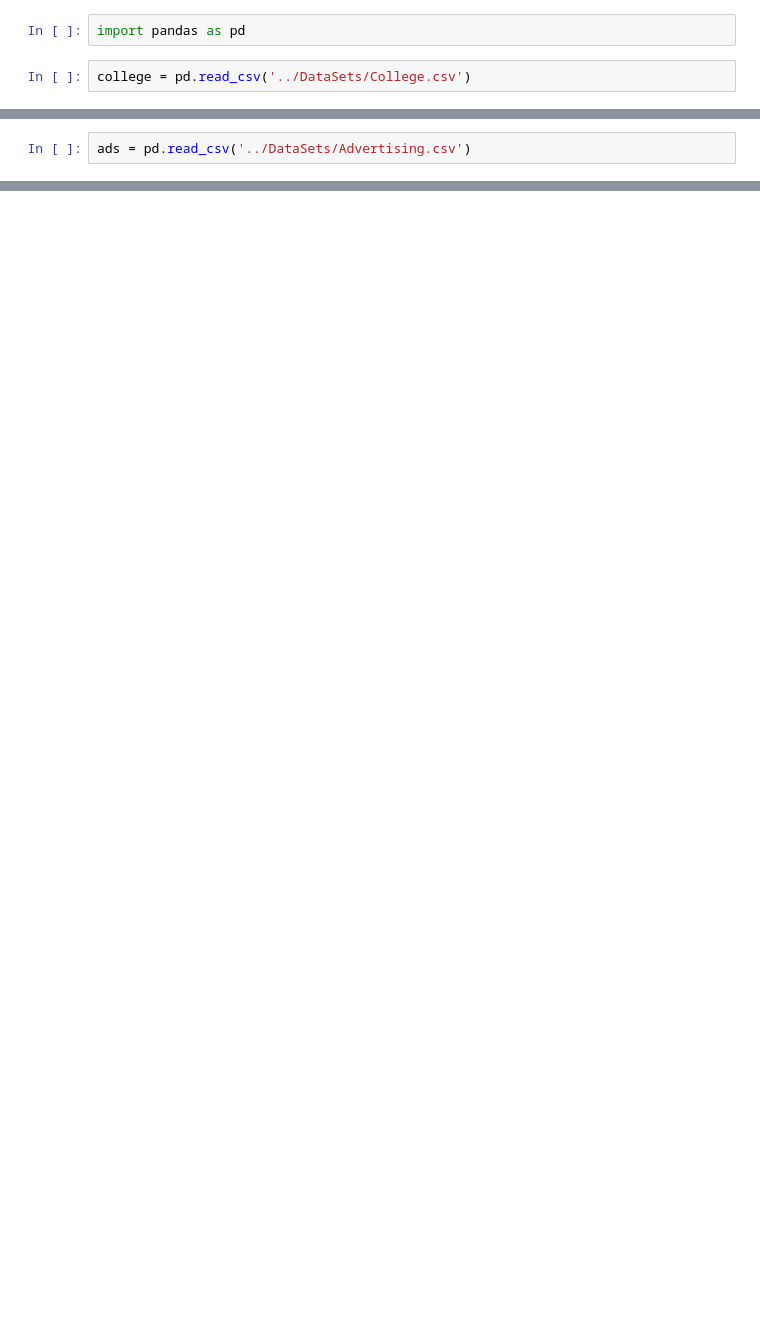
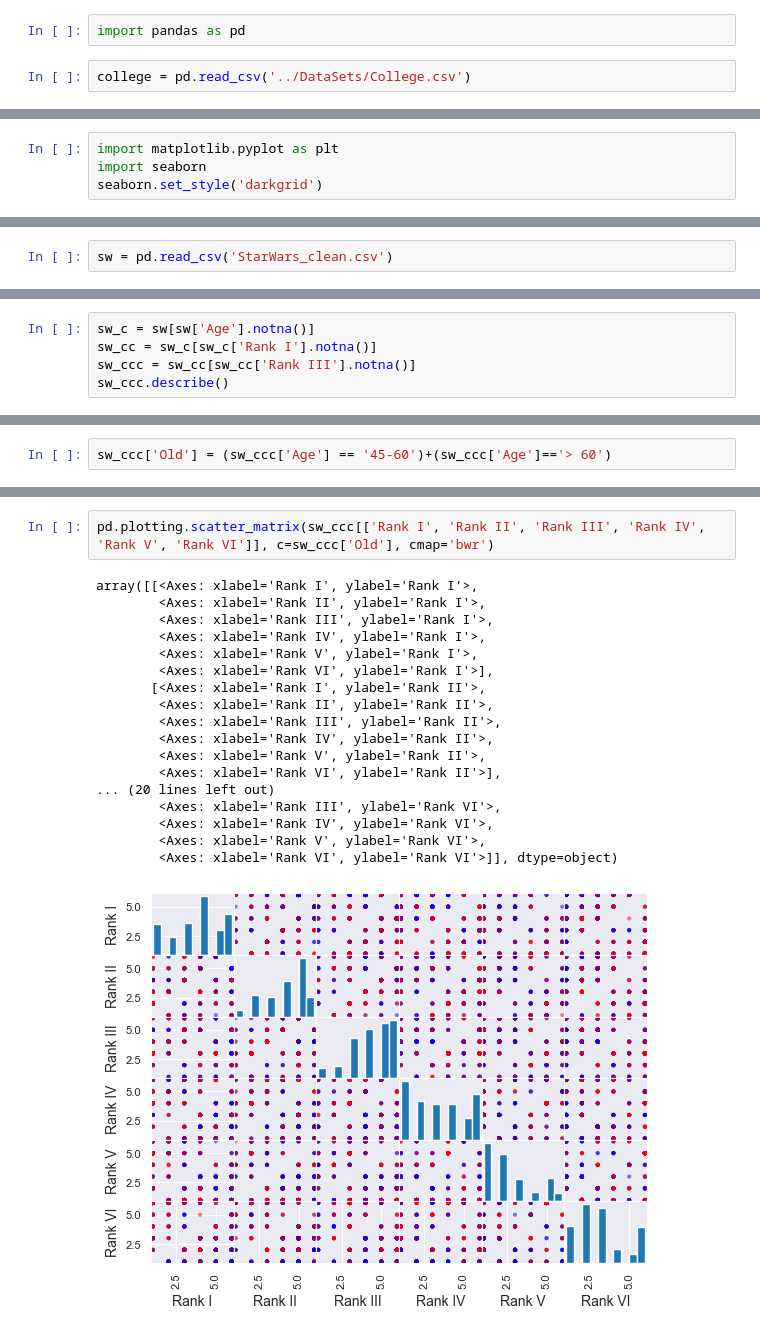
Before and after one commit to cornwell/math371-S25, a Jupyter notebook: GettingStarted/scratch-notebook.ipynb, the cells around one changed output, grey strips where cells are left out. Drawn from its saved outputs; the diff is of its cells as text; blank space fills up the shorter version.

Commit message:
lecture07, only small changes left

```diff
--- a/GettingStarted/scratch-notebook.ipynb
+++ b/GettingStarted/scratch-notebook.ipynb
@@ -35,0 +27,4 @@ auto[['mpg','cylinders','displacement','horsepower']].describe().to_markdown()
+# %%
+import matplotlib.pyplot as plt
+import seaborn
+seaborn.set_style('darkgrid')
@@ -36,2 +128,2 @@ auto[['mpg','cylinders','displacement','horsepower']].describe().to_markdown()
 # %%
-ads = pd.read_csv('../DataSets/Advertising.csv')
+sw = pd.read_csv('StarWars_clean.csv')
@@ -37,0 +160,5 @@ ads = pd.read_csv('../DataSets/Advertising.csv')
+# %%
+sw_c = sw[sw['Age'].notna()]
+sw_cc = sw_c[sw_c['Rank I'].notna()]
+sw_ccc = sw_cc[sw_cc['Rank III'].notna()]
+sw_ccc.describe()
@@ -37,0 +197,2 @@ ads = pd.read_csv('../DataSets/Advertising.csv')
+# %%
+sw_ccc['Old'] = (sw_ccc['Age'] == '45-60')+(sw_ccc['Age']=='> 60')
@@ -37,0 +209,21 @@ ads = pd.read_csv('../DataSets/Advertising.csv')
+# %%
+pd.plotting.scatter_matrix(sw_ccc[['Rank I', 'Rank II', 'Rank III', 'Rank IV', 'Rank V', 'Rank VI']], c=sw_ccc['Old'], cmap='bwr')
+# %% [output]
+array([[<Axes: xlabel='Rank I', ylabel='Rank I'>,
+        <Axes: xlabel='Rank II', ylabel='Rank I'>,
+        <Axes: xlabel='Rank III', ylabel='Rank I'>,
+        <Axes: xlabel='Rank IV', ylabel='Rank I'>,
+        <Axes: xlabel='Rank V', ylabel='Rank I'>,
+        <Axes: xlabel='Rank VI', ylabel='Rank I'>],
+       [<Axes: xlabel='Rank I', ylabel='Rank II'>,
+        <Axes: xlabel='Rank II', ylabel='Rank II'>,
+        <Axes: xlabel='Rank III', ylabel='Rank II'>,
+        <Axes: xlabel='Rank IV', ylabel='Rank II'>,
+        <Axes: xlabel='Rank V', ylabel='Rank II'>,
+        <Axes: xlabel='Rank VI', ylabel='Rank II'>],
+... (20 lines left out)
+        <Axes: xlabel='Rank III', ylabel='Rank VI'>,
+        <Axes: xlabel='Rank IV', ylabel='Rank VI'>,
+        <Axes: xlabel='Rank V', ylabel='Rank VI'>,
+        <Axes: xlabel='Rank VI', ylabel='Rank VI'>]], dtype=object)
+[figure, added]
```
Also changed, not shown: parts of 63 cells of this notebook, 11 other files.
